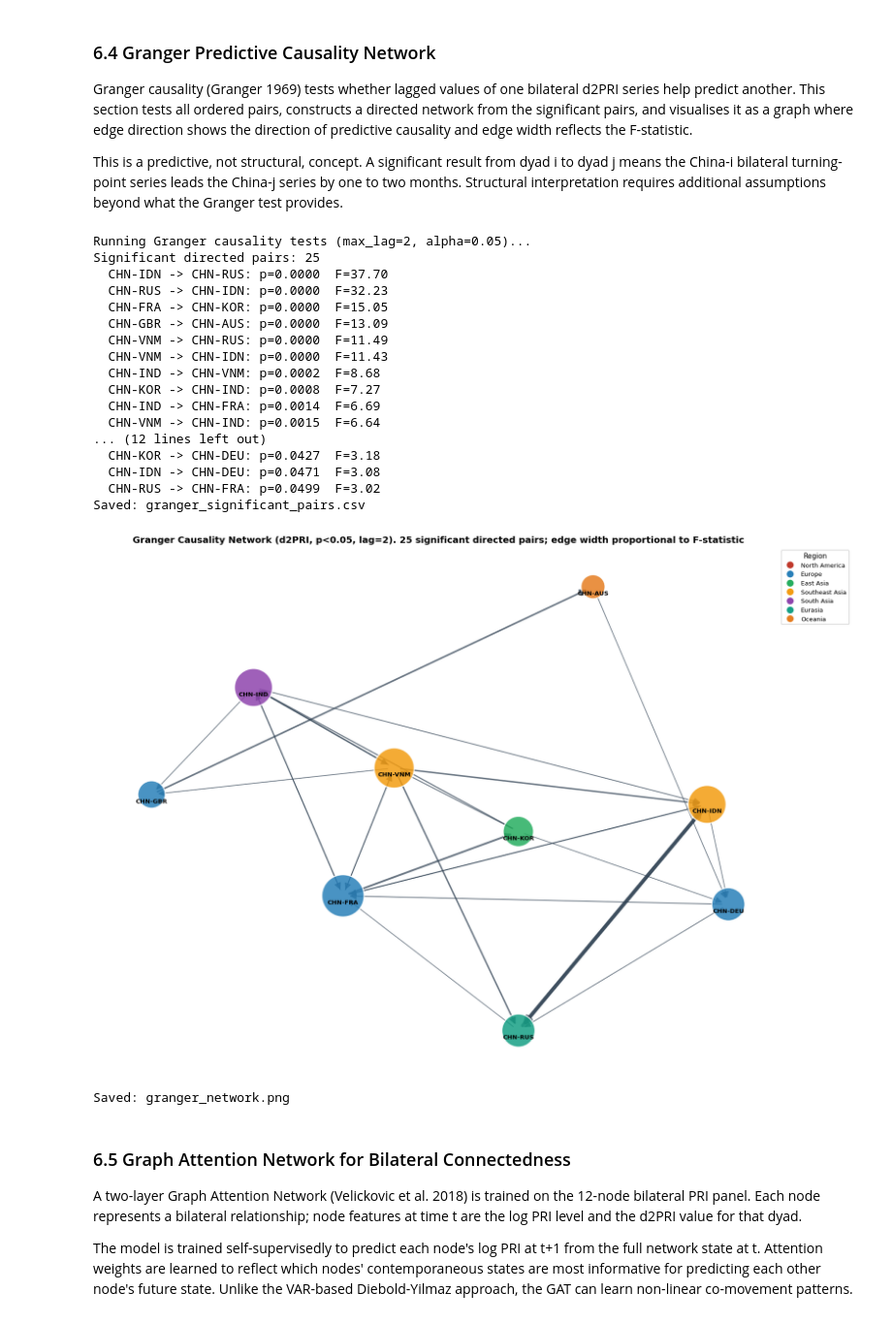
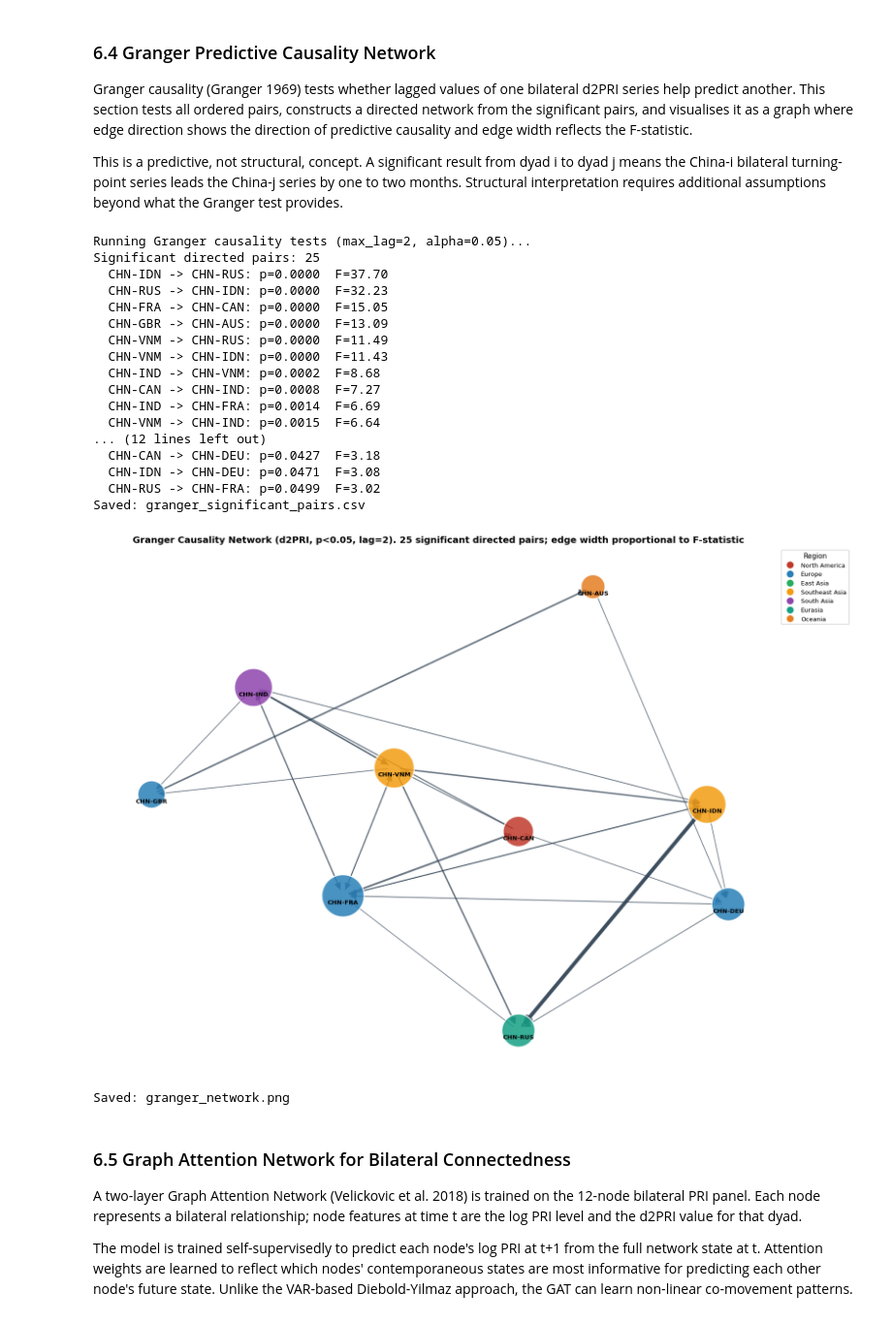
Before and after one commit to mountaha-ghabri/geopolitical-ml-oil, a Jupyter notebook: notebooks/06_panel_network_causal_forest.ipynb, the cells around one changed output. Shown at 97% size. Saved outputs shown, nothing was run; the diff lists cells and outputs as text; code cells hidden in the pictures.

```diff
--- a/notebooks/06_panel_network_causal_forest.ipynb
+++ b/notebooks/06_panel_network_causal_forest.ipynb
@@ -187,7 +189,7 @@ DYADS = {
     'CHN-IDN': ('lpri_indo',  'd2pri_indo',  'dlpri_indo'),
     'CHN-PAK': ('lpri_pak',   'd2pri_pak',   'dlpri_pak'),
     'CHN-VNM': ('lpri_vn',    'd2pri_vn',    'dlpri_vn'),
-    'CHN-KOR': ('lpri_cds',   'd2pri_cds',   'dlpri_cds'),
+    'CHN-CAN': ('lpri_cds',   'd2pri_cds',   'dlpri_cds'),
 }
 
 SMOOTHING_WINDOW = 5
@@ -1121,16 +1123,16 @@ Running Granger causality tests (max_lag=2, alpha=0.05)...
 Significant directed pairs: 25
   CHN-IDN -> CHN-RUS: p=0.0000  F=37.70
   CHN-RUS -> CHN-IDN: p=0.0000  F=32.23
-  CHN-FRA -> CHN-KOR: p=0.0000  F=15.05
+  CHN-FRA -> CHN-CAN: p=0.0000  F=15.05
   CHN-GBR -> CHN-AUS: p=0.0000  F=13.09
   CHN-VNM -> CHN-RUS: p=0.0000  F=11.49
   CHN-VNM -> CHN-IDN: p=0.0000  F=11.43
   CHN-IND -> CHN-VNM: p=0.0002  F=8.68
-  CHN-KOR -> CHN-IND: p=0.0008  F=7.27
+  CHN-CAN -> CHN-IND: p=0.0008  F=7.27
   CHN-IND -> CHN-FRA: p=0.0014  F=6.69
   CHN-VNM -> CHN-IND: p=0.0015  F=6.64
 ... (12 lines left out)
-  CHN-KOR -> CHN-DEU: p=0.0427  F=3.18
+  CHN-CAN -> CHN-DEU: p=0.0427  F=3.18
   CHN-IDN -> CHN-DEU: p=0.0471  F=3.08
   CHN-RUS -> CHN-FRA: p=0.0499  F=3.02
 Saved: granger_significant_pairs.csv
@@ -1146,7 +1148,7 @@ if HAS_NX and gc_pairs:
         'CHN-USA':'North America','CHN-JPN':'East Asia','CHN-AUS':'Oceania',
         'CHN-GBR':'Europe','CHN-FRA':'Europe','CHN-DEU':'Europe',
         'CHN-RUS':'Eurasia','CHN-IND':'South Asia','CHN-IDN':'Southeast Asia',
-        'CHN-VNM':'Southeast Asia','CHN-PAK':'South Asia','CHN-KOR':'East Asia',
+        'CHN-VNM':'Southeast Asia','CHN-PAK':'South Asia','CHN-CAN':'North America',
     }
     region_colors = {
         'North America':'#C0392B','Europe':'#2980B9','East Asia':'#27AE60',
@@ -1154,34 +1156,34 @@ if HAS_NX and gc_pairs:
     }
     G   = nx.DiGraph()
     for src, tgt, p, f in gc_pairs: G.add_edge(src, tgt, pval=p, fstat=f)
     pos = nx.spring_layout(G, seed=42, k=2, iterations=60)
     node_sizes   = [G.degree(n)*300+400 for n in G.nodes()]
     node_colors  = [region_colors.get(region.get(n,'Other'),'#7F8C8D') for n in G.nodes()]
     f_vals       = [e[2]['fstat'] for e in G.edges(data=True)]
     if f_vals:
         min_f, max_f = min(f_vals), max(f_vals)
         edge_widths  = [1+4*(f-min_f)/(max_f-min_f+1e-8) for f in f_vals]
     else:
         edge_widths  = [2]*len(G.edges())
     plt.figure(figsize=(14, 10))
     nx.draw_networkx_nodes(G, pos, node_size=node_sizes, node_color=node_colors, alpha=0.85, edgecolors='white', linewidths=1.5)
     for (s,t,d_e), w in zip(G.edges(data=True), edge_widths):
         nx.draw_networkx_edges(G, pos, edgelist=[(s,t)], width=w, alpha=0.7, arrowstyle='-|>', arrowsize=18, edge_color='#2C3E50')
     nx.draw_networkx_labels(G, {n:(pos[n][0],pos[n][1]-0.03) for n in G.nodes()}, font_size=8, font_weight='bold')
     plt.title(f'Granger Causality Network (d2PRI, p<0.05, lag=2). {len(gc_pairs)} significant directed pairs; edge width proportional to F-statistic', fontsize=12, fontweight='bold')
     plt.axis('off')
     handles = [plt.Line2D([0],[0], marker='o', color='w', markerfacecolor=c, markersize=10, label=r)
                for r,c in region_colors.items()]
     plt.legend(handles=handles, title='Region', loc='upper left', bbox_to_anchor=(1,1), fontsize=8)
     plt.tight_layout()
     plt.savefig(OUT/'granger_network.png', dpi=150, bbox_inches='tight')
     plt.show(); print("Saved: granger_network.png")
 elif not HAS_NX:
     print("networkx not available (pip install networkx)")
 else:
     print("No significant Granger pairs at p<0.05")
 # %% [output]
-[figure, old version]
+[figure, new version]
 Saved: granger_network.png
 # %% [markdown]
 ### 6.5 Graph Attention Network for Bilateral Connectedness
```
Also changed, not shown: parts of 11 cells of this notebook, 36 other files.
